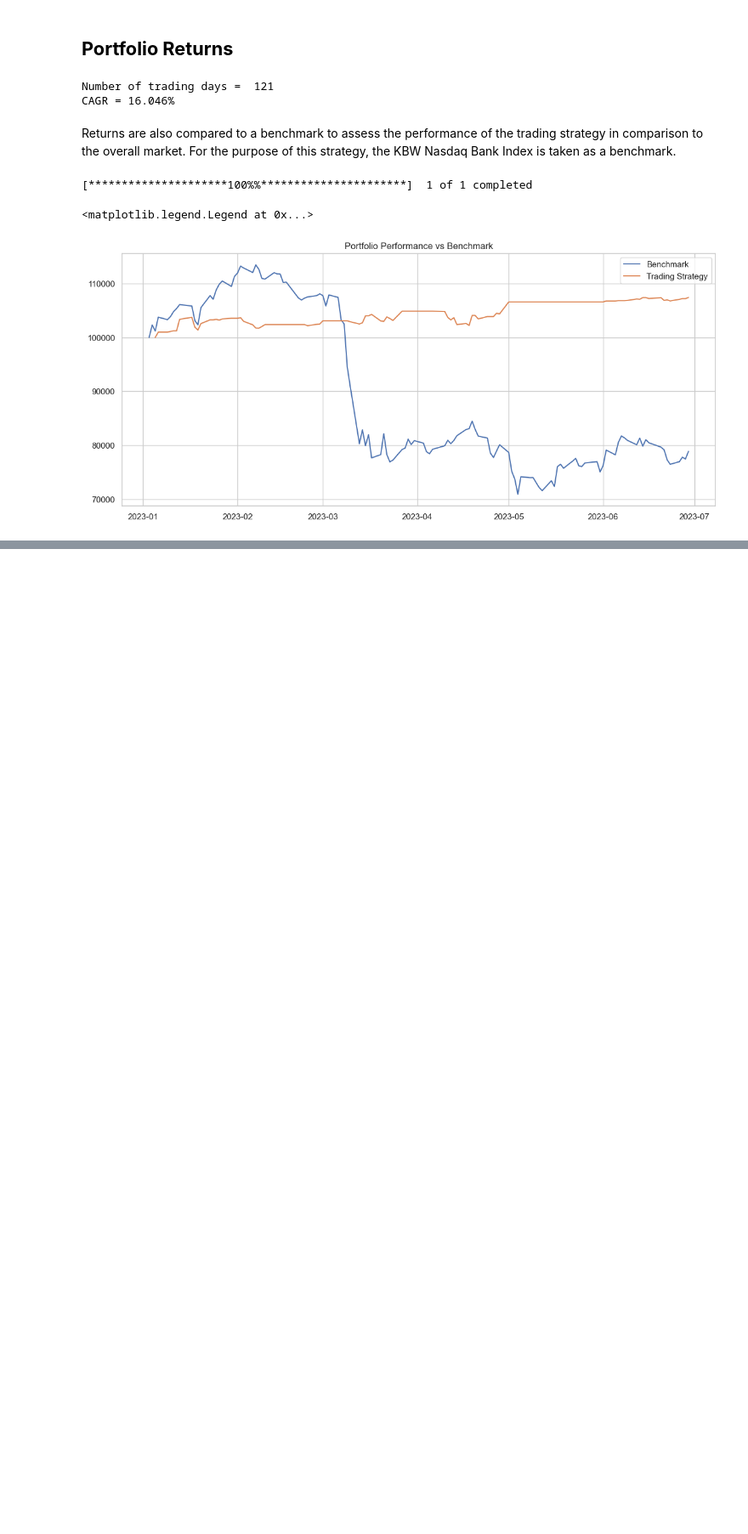
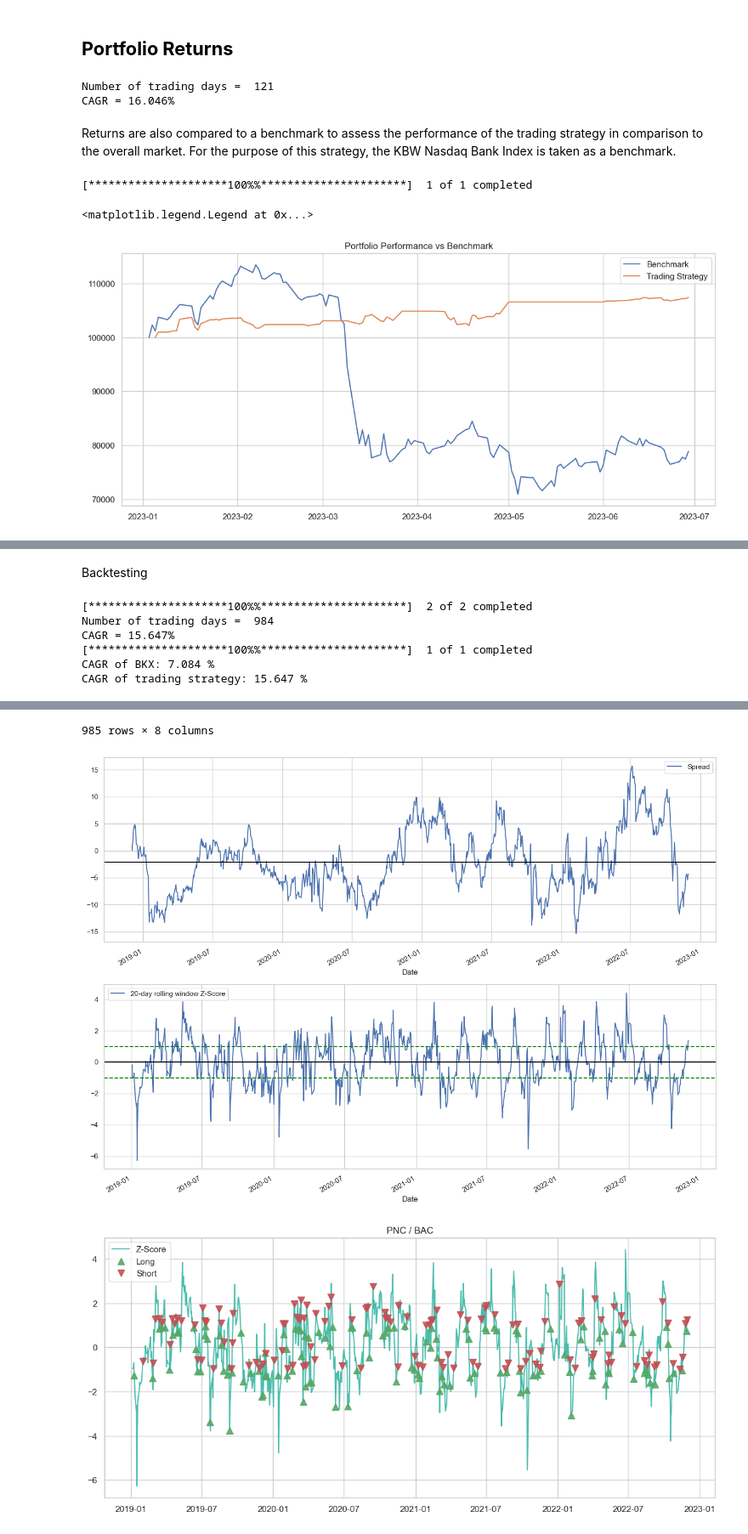
Before and after one commit to Akshat111111/Hedging-of-Financial-Derivatives, a Jupyter notebook: NYSE/PairsTrading_NYSE_Banking_Sector.ipynb, the cells around one changed output, grey strips where cells are left out. Shown at 85% size. Saved outputs shown, nothing was run; the diff lists cells and outputs as text; code cells hidden in the pictures; blank space fills up the shorter version.

Commit message:
Incorporated the Backtesting function for each file in Hedging of Financial Derivatives

```diff
--- a/NYSE/PairsTrading_NYSE_Banking_Sector.ipynb
+++ b/NYSE/PairsTrading_NYSE_Banking_Sector.ipynb
@@ -393 +388,16 @@ CAGR ofBKX: -38.498 %
 CAGR of trading strategy: 16.046 %
+# %% [markdown]
+Backtesting
+# %%
+dstart="2018-12-01"
+dend="2022-12-01"
+# %%
+def calculate_cagr_b(portfolio):
+
+  final_portfolio = portfolio['total'].iloc[-1]
+  initial_portfolio = portfolio['total'].iloc[0]
+  delta = len(portfolio.index)
+  print('Number of trading days = ', delta)
+  YEAR_DAYS = 252*4
+  returns = (final_portfolio/initial_portfolio) ** (YEAR_DAYS/delta) - 1
+  return returns
@@ -393,0 +460,9 @@ CAGR of trading strategy: 16.046 %
+# %%
+backtesting(dstart,dend)
+# %% [output]
+[*********************100%%**********************]  2 of 2 completed
+Number of trading days =  984
+CAGR = 15.647%
+[*********************100%%**********************]  1 of 1 completed
+CAGR of BKX: 7.084 %
+CAGR of trading strategy: 15.647 %
@@ -393,0 +482,3 @@ CAGR of trading strategy: 16.046 %
+985 rows × 8 columns
+[figure, added]
+[figure, added]
```
Also changed, not shown: parts of 11 cells of this notebook, 3 other files.
